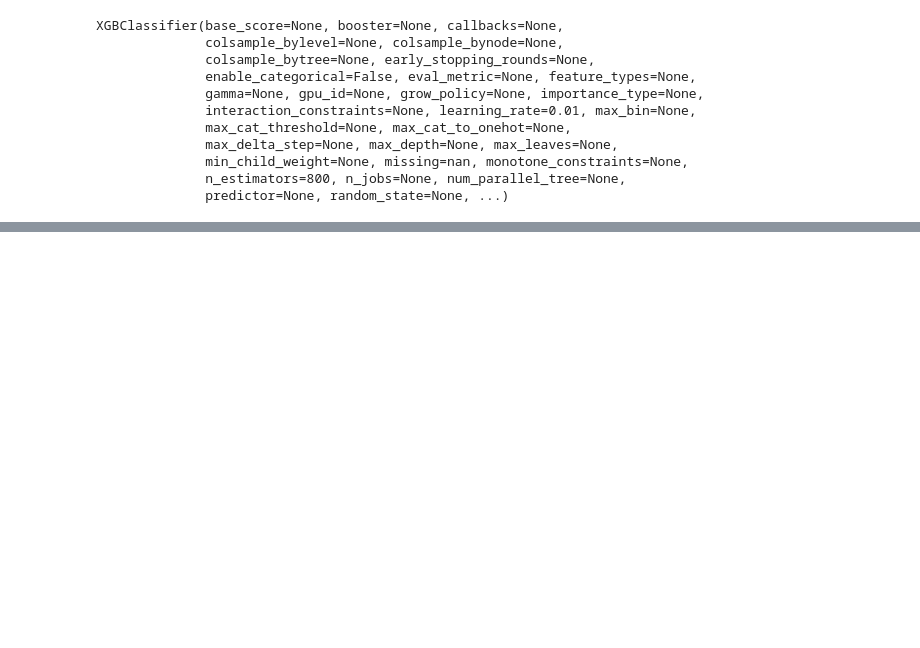
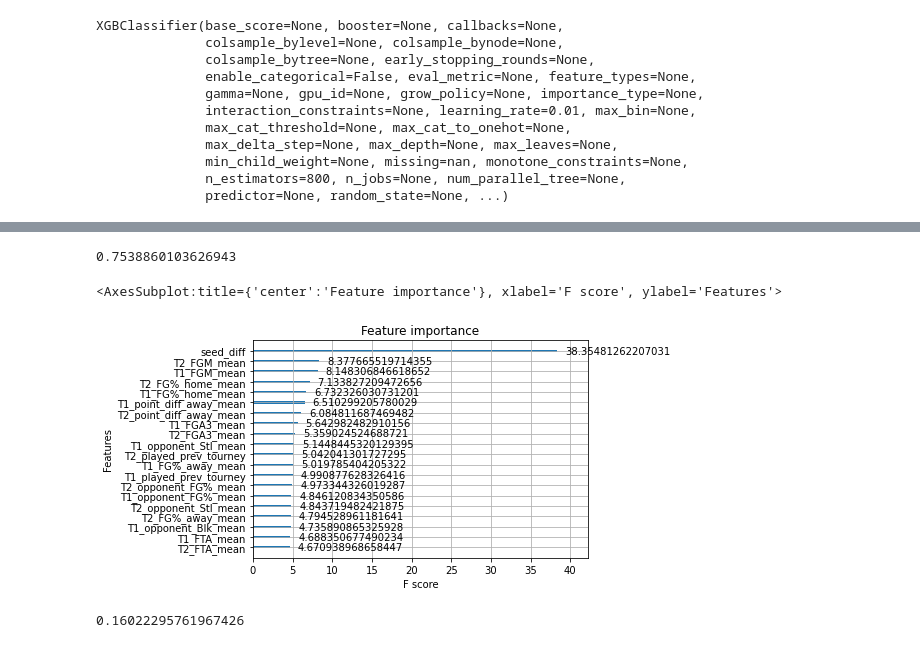
Before and after one commit to skowronskid/March-Machine-Learning-Mania-2023, a Jupyter notebook: modelling.ipynb, the cells around one changed output, grey strips where cells are left out. Cells and saved outputs as stored; diff of their text form; code cells hidden in the pictures; blank space fills up the shorter version.

```diff
--- a/modelling.ipynb
+++ b/modelling.ipynb
@@ -231,0 +322,4 @@ mean_squared_error(y_test_W, pred_seed_diff_Wodel_W)
+# %%
+xgb_W = xgb.XGBClassifier()
+grid_search_W = GridSearchCV(estimator=xgb_W, param_grid=param_grid, cv=5)
+grid_search_W.fit(X_train_W, y_train_W)
@@ -231,0 +344,6 @@ mean_squared_error(y_test_W, pred_seed_diff_Wodel_W)
+# %%
+best_params_W = grid_search_W.best_params_
+best_score_W = grid_search_W.best_score_
+# %%
+best_xgb_W = xgb.XGBClassifier(**best_params_W)
+best_xgb_W.fit(X_train_W, y_train_W)
@@ -231,0 +362,17 @@ mean_squared_error(y_test_W, pred_seed_diff_Wodel_W)
+# %%
+y_pred_best_W = best_xgb_W.predict(X_test_W)
+accuracy_best_W = accuracy_score(y_test_W, y_pred_best_W)
+accuracy_best_W
+# %% [output]
+0.7538860103626943
+# %%
+xgb.plot_importance(best_xgb_W, max_num_features=20, importance_type='gain')
+# %% [output]
+<AxesSubplot:title={'center':'Feature importance'}, xlabel='F score', ylabel='Features'>
+[figure, added]
+# %%
+proba_best_W = best_xgb_W.predict_proba(X_test_W)
+proba_T1_best_W = proba_best_W[:,1]
+mean_squared_error(proba_T1_best_W, y_test_W)
+# %% [output]
+0.16022295761967426
```
Also changed, not shown: parts of 42 cells of this notebook.
